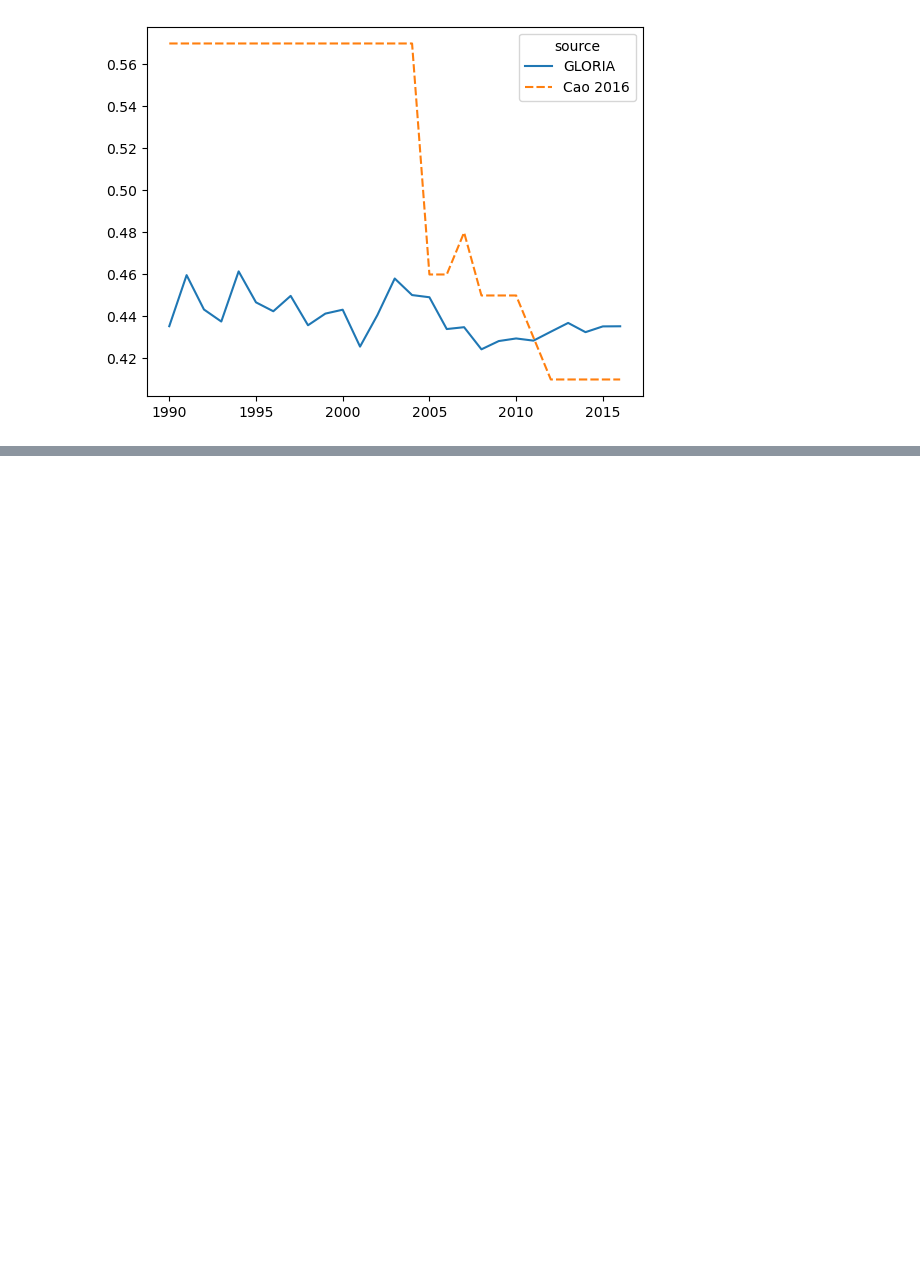
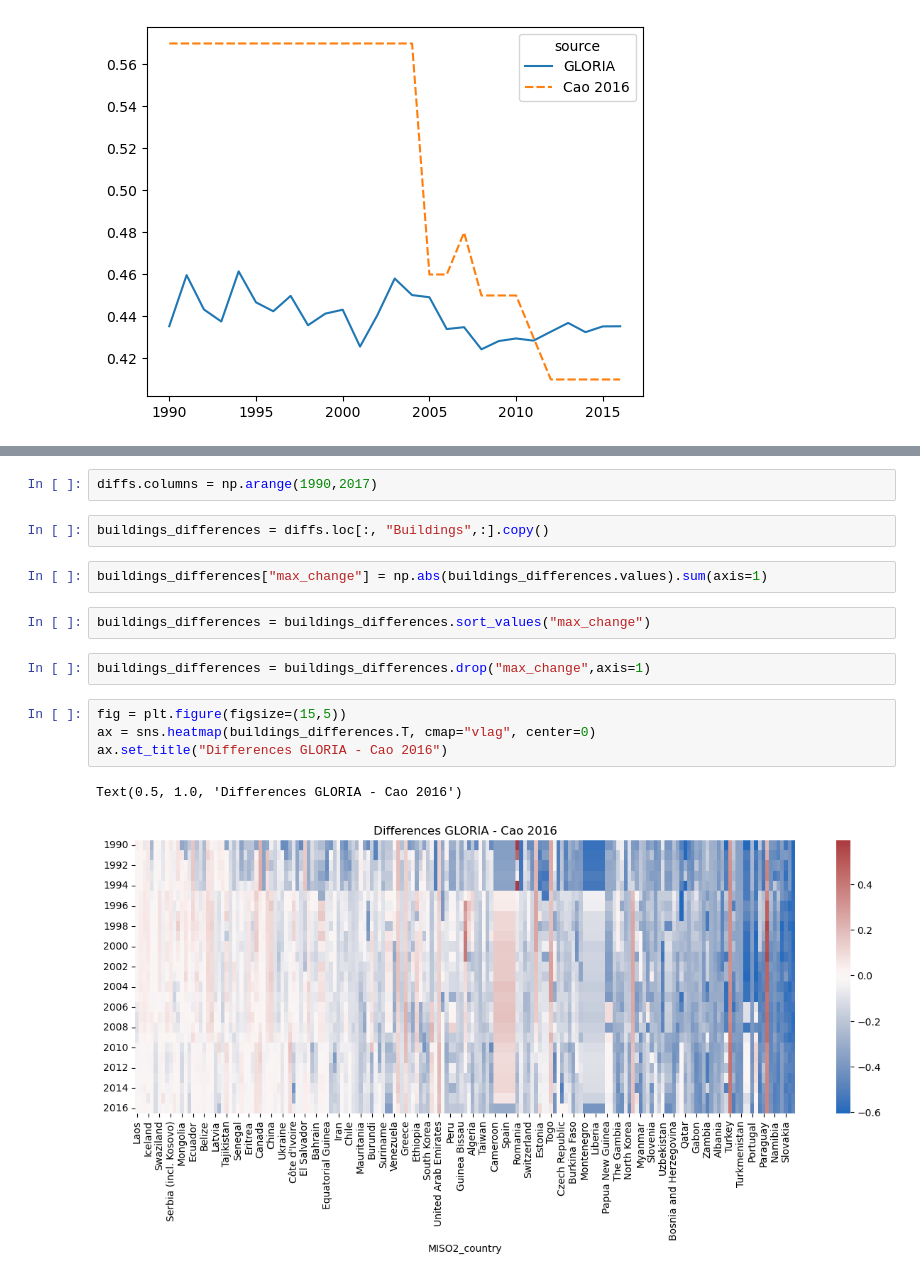
Before and after one commit to janstre/Material_End_Use_Shares, a Jupyter notebook: Cao_GLORIA_comparison.ipynb, the cells around one changed output, grey strips where cells are left out. Saved outputs shown, nothing was run; the diff lists cells and outputs as text; blank space fills up the shorter version.

```diff
--- a/Cao_GLORIA_comparison.ipynb
+++ b/Cao_GLORIA_comparison.ipynb
@@ -166,0 +172,17 @@ sns.lineplot(data=subset.T)
+# %%
+diffs.columns = np.arange(1990,2017)
+# %%
+buildings_differences = diffs.loc[:, "Buildings",:].copy()
+# %%
+buildings_differences["max_change"] = np.abs(buildings_differences.values).sum(axis=1)
+# %%
+buildings_differences = buildings_differences.sort_values("max_change")
+# %%
+buildings_differences = buildings_differences.drop("max_change",axis=1)
+# %%
+fig = plt.figure(figsize=(15,5))
+ax = sns.heatmap(buildings_differences.T, cmap="vlag", center=0)
+ax.set_title("Differences GLORIA - Cao 2016")
+# %% [output]
+Text(0.5, 1.0, 'Differences GLORIA - Cao 2016')
+[figure, added]
```
Also changed, not shown: parts of 6 cells of this notebook, 1 other file.
